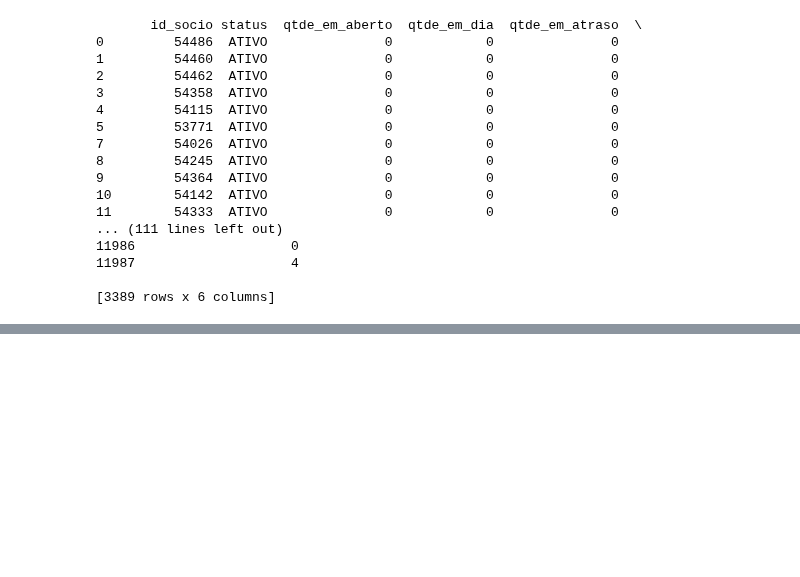
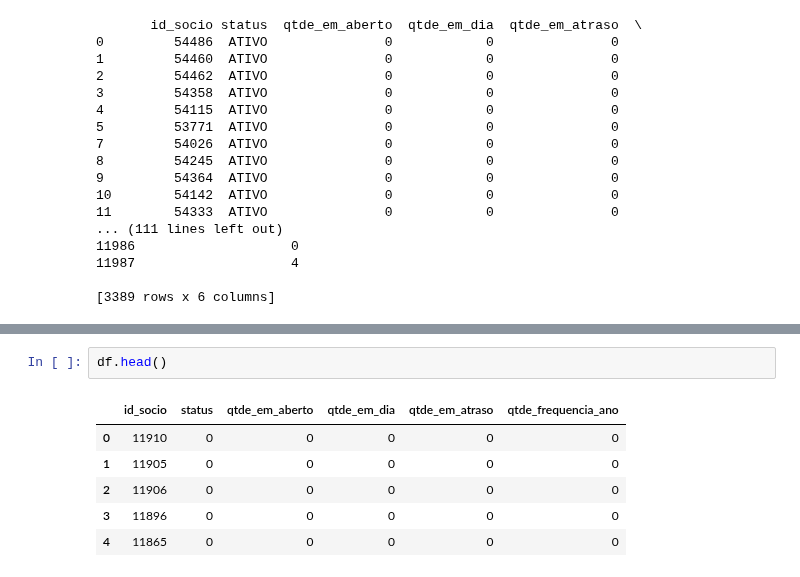
Before and after one commit to UesleiJf/projeto-preditivo, a Jupyter notebook: Churn_Rate.ipynb, the cells around one changed output, grey strips where cells are left out. Cells and saved outputs as stored; diff of their text form; blank space fills up the shorter version.

```diff
--- a/Churn_Rate.ipynb
+++ b/Churn_Rate.ipynb
@@ -191,0 +202,9 @@ df['qtde_em_atraso'] = label_encoder.fit_transform(df['qtde_em_atraso'])
+# %%
+df.head()
+# %% [output]
+|  | id_socio | status | qtde_em_aberto | qtde_em_dia | qtde_em_atraso | qtde_frequencia_ano |
+| 0 | 11910 | 0 | 0 | 0 | 0 | 0 |
+| 1 | 11905 | 0 | 0 | 0 | 0 | 0 |
+| 2 | 11906 | 0 | 0 | 0 | 0 | 0 |
+| 3 | 11896 | 0 | 0 | 0 | 0 | 0 |
+| 4 | 11865 | 0 | 0 | 0 | 0 | 0 |
```
Also changed, not shown: parts of 3 cells of this notebook.
